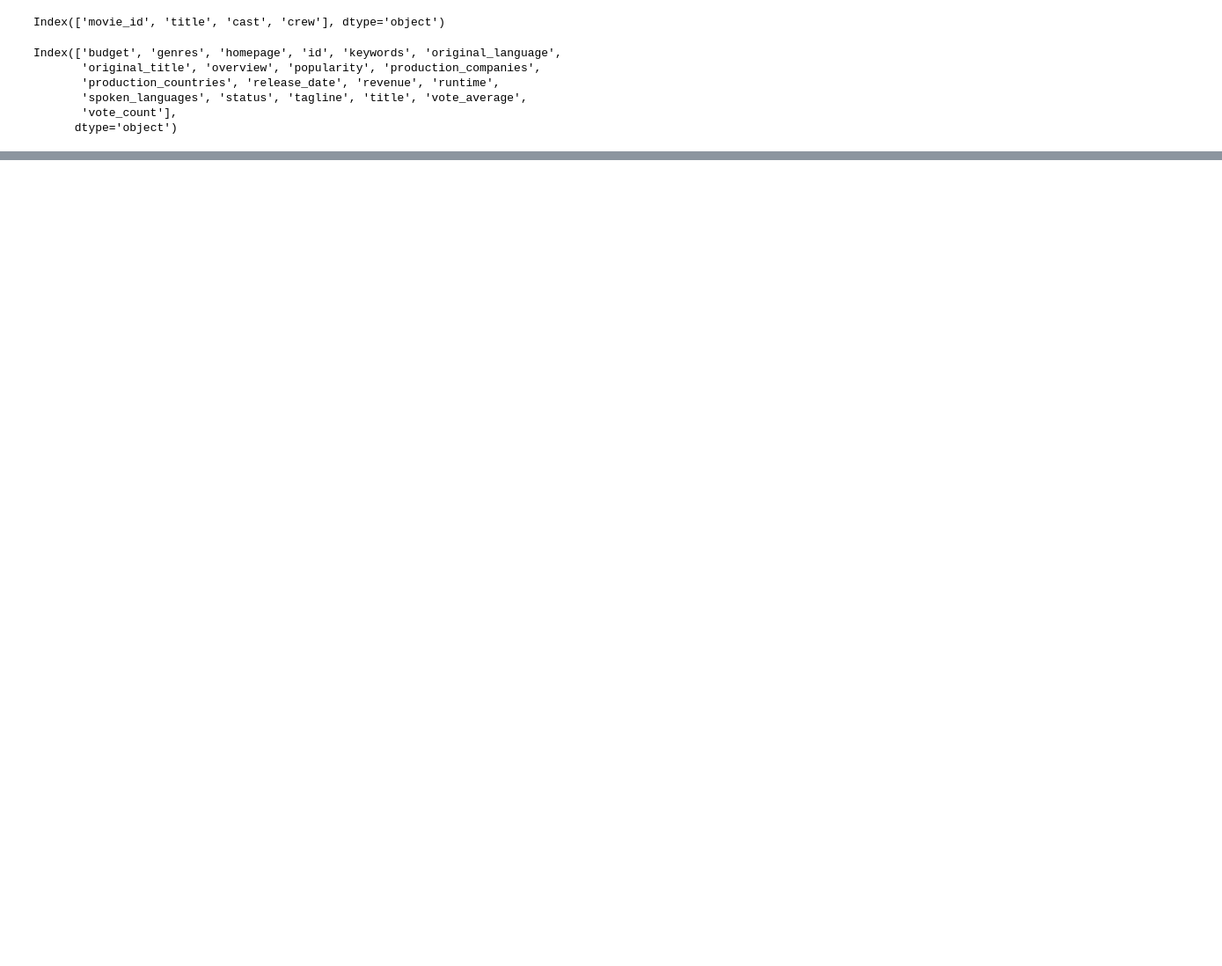
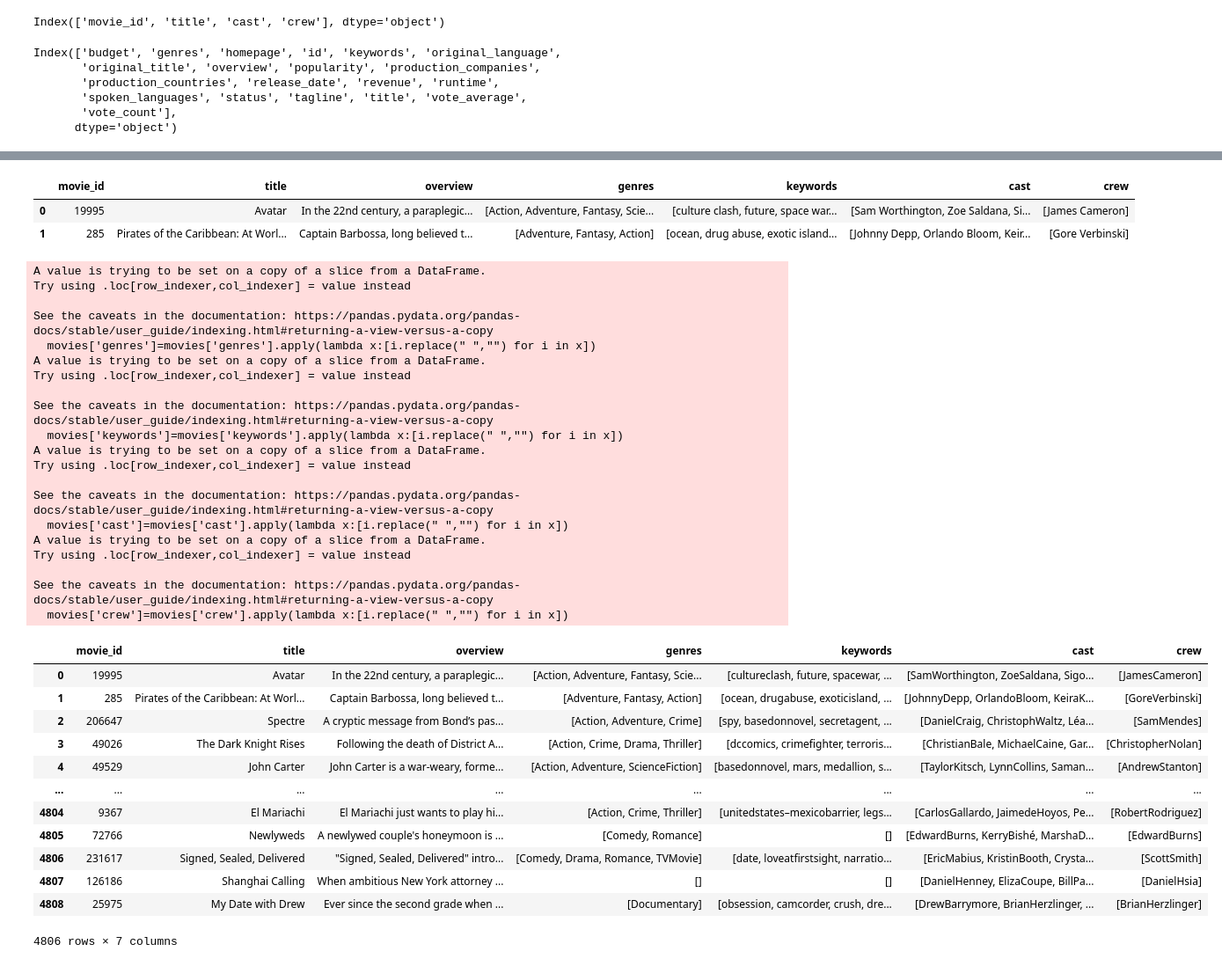
Before and after one commit to atullya/Machine-Learning, a Jupyter notebook: Movie/Untitled.ipynb, the cells around one changed output, grey strips where cells are left out. Shown: that part at 88% size. Saved outputs shown, nothing was run; the diff lists cells and outputs as text; code cells hidden in the pictures; blank space fills up the shorter version.

```diff
--- a/Movie/Untitled.ipynb
+++ b/Movie/Untitled.ipynb
@@ -70,0 +205,9 @@ dtype: int64
+# %%
+ def fetch_director(text):
+    L = []
+
+    for i in ast.literal_eval(text):
+        if i['job'] =='Director':
+            L.append(i['name'])
+            break
+    return L
@@ -70,0 +241,47 @@ dtype: int64
+# %%
+movies.head(2)
+# %% [output]
+|  | movie_id | title | overview | genres | keywords | cast | crew |
+| 0 | 19995 | Avatar | In the 22nd century, a paraplegic... | [Action, Adventure, Fantasy, Scie... | [culture clash, future, space war... | [Sam Worthington, Zoe Saldana, Si... | [James Cameron] |
+| 1 | 285 | Pirates of the Caribbean: At Worl... | Captain Barbossa, long believed t... | [Adventure, Fantasy, Action] | [ocean, drug abuse, exotic island... | [Johnny Depp, Orlando Bloom, Keir... | [Gore Verbinski] |
+# %%
+# Sam Worthington->SamWorthington (converting to like this because if they are seperate then they may create  two tag example Sam Worthington, it create #Sam and #worthington similary for Sam Watson #Sam Watson
+movies['genres']=movies['genres'].apply(lambda x:[i.replace(" ","") for i in x])
+movies['keywords']=movies['keywords'].apply(lambda x:[i.replace(" ","") for i in x])
+movies['cast']=movies['cast'].apply(lambda x:[i.replace(" ","") for i in x])
+movies['crew']=movies['crew'].apply(lambda x:[i.replace(" ","") for i in x])
+movies
+# %% [output]
+A value is trying to be set on a copy of a slice from a DataFrame.
+Try using .loc[row_indexer,col_indexer] = value instead
+
+See the caveats in the documentation: https://pandas.pydata.org/pandas-docs/stable/user_guide/indexing.html#returning-a-view-versus-a-copy
+  movies['genres']=movies['genres'].apply(lambda x:[i.replace(" ","") for i in x])
+A value is trying to be set on a copy of a slice from a DataFrame.
+Try using .loc[row_indexer,col_indexer] = value instead
+
+See the caveats in the documentation: https://pandas.pydata.org/pandas-docs/stable/user_guide/indexing.html#returning-a-view-versus-a-copy
+  movies['keywords']=movies['keywords'].apply(lambda x:[i.replace(" ","") for i in x])
+A value is trying to be set on a copy of a slice from a DataFrame.
+Try using .loc[row_indexer,col_indexer] = value instead
+
+See the caveats in the documentation: https://pandas.pydata.org/pandas-docs/stable/user_guide/indexing.html#returning-a-view-versus-a-copy
+  movies['cast']=movies['cast'].apply(lambda x:[i.replace(" ","") for i in x])
+A value is trying to be set on a copy of a slice from a DataFrame.
+Try using .loc[row_indexer,col_indexer] = value instead
+
+See the caveats in the documentation: https://pandas.pydata.org/pandas-docs/stable/user_guide/indexing.html#returning-a-view-versus-a-copy
+  movies['crew']=movies['crew'].apply(lambda x:[i.replace(" ","") for i in x])
+|  | movie_id | title | overview | genres | keywords | cast | crew |
+| 0 | 19995 | Avatar | In the 22nd century, a paraplegic... | [Action, Adventure, Fantasy, Scie... | [cultureclash, future, spacewar, ... | [SamWorthington, ZoeSaldana, Sigo... | [JamesCameron] |
+| 1 | 285 | Pirates of the Caribbean: At Worl... | Captain Barbossa, long believed t... | [Adventure, Fantasy, Action] | [ocean, drugabuse, exoticisland, ... | [JohnnyDepp, OrlandoBloom, KeiraK... | [GoreVerbinski] |
+| 2 | 206647 | Spectre | A cryptic message from Bond’s pas... | [Action, Adventure, Crime] | [spy, basedonnovel, secretagent, ... | [DanielCraig, ChristophWaltz, Léa... | [SamMendes] |
+| 3 | 49026 | The Dark Knight Rises | Following the death of District A... | [Action, Crime, Drama, Thriller] | [dccomics, crimefighter, terroris... | [ChristianBale, MichaelCaine, Gar... | [ChristopherNolan] |
+| 4 | 49529 | John Carter | John Carter is a war-weary, forme... | [Action, Adventure, ScienceFiction] | [basedonnovel, mars, medallion, s... | [TaylorKitsch, LynnCollins, Saman... | [AndrewStanton] |
+| ... | ... | ... | ... | ... | ... | ... | ... |
+| 4804 | 9367 | El Mariachi | El Mariachi just wants to play hi... | [Action, Crime, Thriller] | [unitedstates–mexicobarrier, legs... | [CarlosGallardo, JaimedeHoyos, Pe... | [RobertRodriguez] |
+| 4805 | 72766 | Newlyweds | A newlywed couple's honeymoon is ... | [Comedy, Romance] | [] | [EdwardBurns, KerryBishé, MarshaD... | [EdwardBurns] |
+| 4806 | 231617 | Signed, Sealed, Delivered | "Signed, Sealed, Delivered" intro... | [Comedy, Drama, Romance, TVMovie] | [date, loveatfirstsight, narratio... | [EricMabius, KristinBooth, Crysta... | [ScottSmith] |
+| 4807 | 126186 | Shanghai Calling | When ambitious New York attorney ... | [] | [] | [DanielHenney, ElizaCoupe, BillPa... | [DanielHsia] |
+| 4808 | 25975 | My Date with Drew | Ever since the second grade when ... | [Documentary] | [obsession, camcorder, crush, dre... | [DrewBarrymore, BrianHerzlinger, ... | [BrianHerzlinger] |
+4806 rows × 7 columns
```
Also changed, not shown: parts of 33 cells of this notebook, 2 other files.
